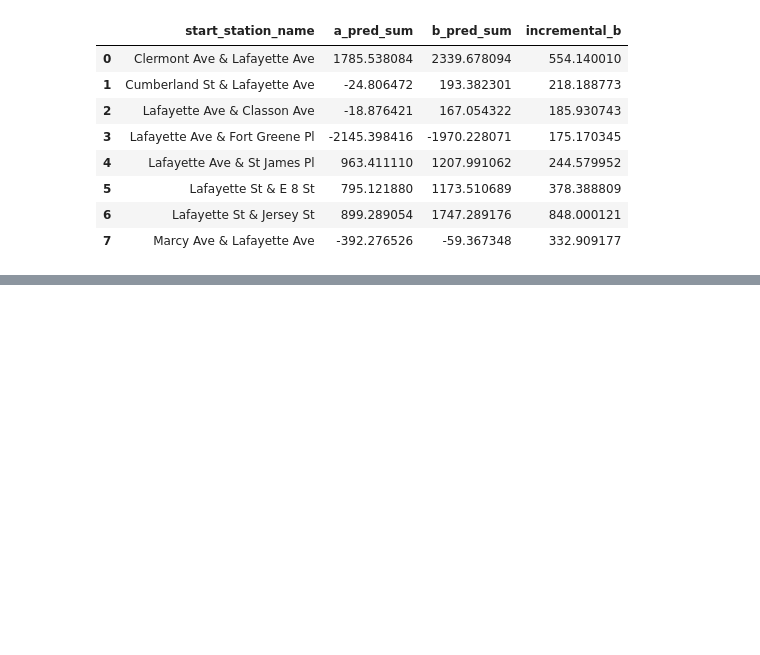
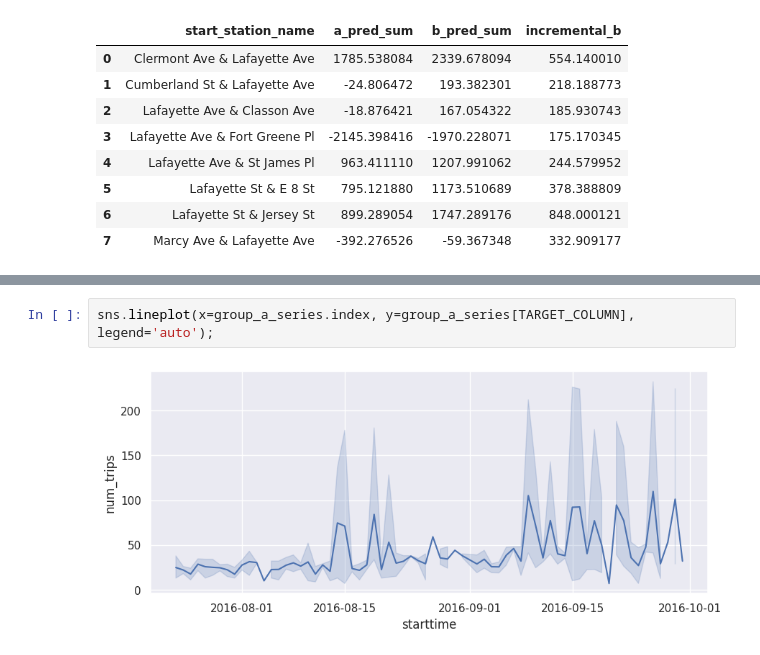
Before and after one commit to tottenjordan/vertex-forecas-repo, a Jupyter notebook: 03-bqml-sdk-examples/causal-impact/01c-calculate-causal-lift.ipynb, the cells around one changed output, grey strips where cells are left out. Drawn from its saved outputs; the diff is of its cells as text; blank space fills up the shorter version.

```diff
--- a/03-bqml-sdk-examples/causal-impact/01c-calculate-causal-lift.ipynb
+++ b/03-bqml-sdk-examples/causal-impact/01c-calculate-causal-lift.ipynb
@@ -291,0 +301,4 @@ print(f'The raw difference between the pre and the post treatment is {post_daily
+# %%
+sns.lineplot(x=group_a_series.index, y=group_a_series[TARGET_COLUMN], legend='auto');
+# %% [output]
+[figure, added]
```
Also changed, not shown: parts of 24 cells of this notebook, 2 other files.
